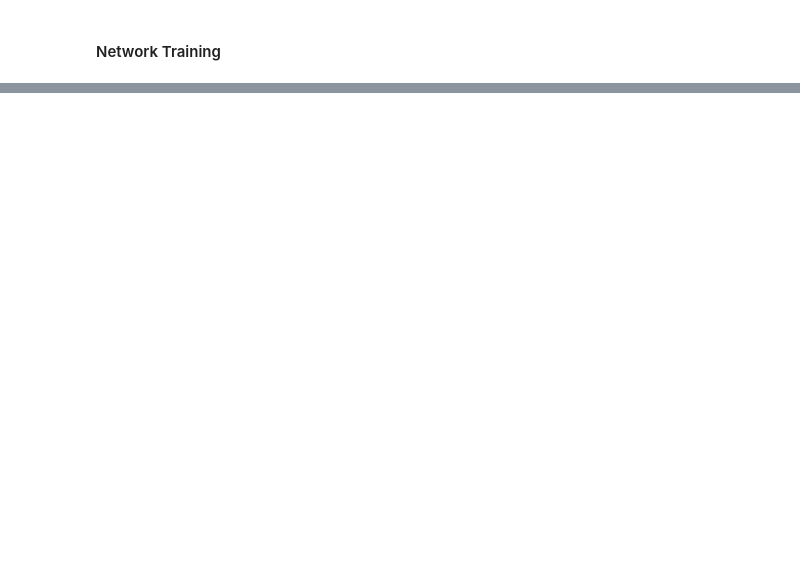
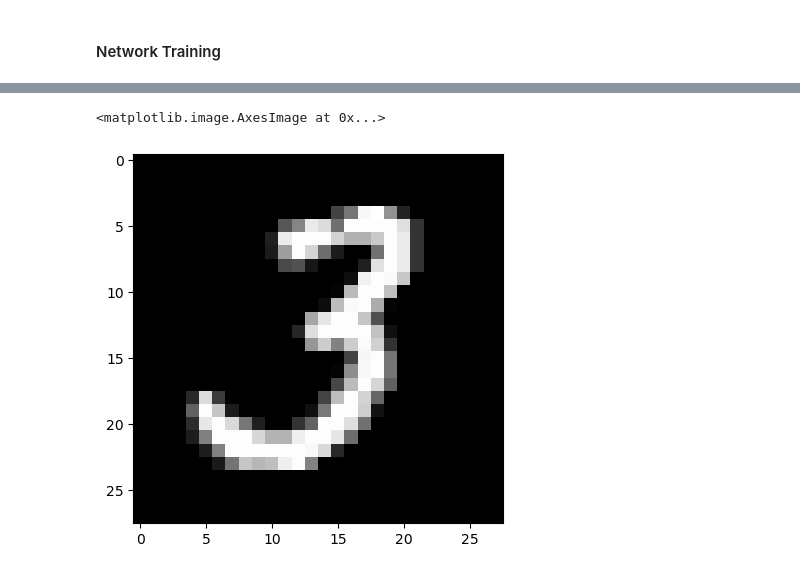
Before and after one commit to mario-ruoff/machine-learning-collection, a Jupyter notebook: neural_network.ipynb, the cells around one changed output, grey strips where cells are left out. Saved outputs shown, nothing was run; the diff lists cells and outputs as text; code cells hidden in the pictures; blank space fills up the shorter version.

```diff
--- a/neural_network.ipynb
+++ b/neural_network.ipynb
@@ -104,0 +144,5 @@ Done
+# %%
+plt.imshow(x_train_images[321], cmap=plt.cm.gray)
+# %% [output]
+<matplotlib.image.AxesImage at 0x...>
+[figure, added]
```
Also changed, not shown: parts of 8 cells of this notebook, 1 other file.
